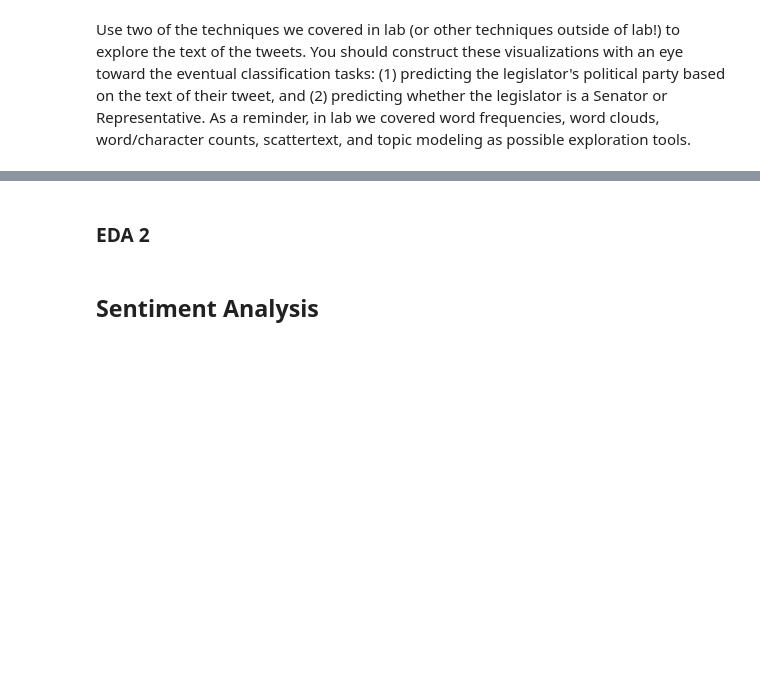
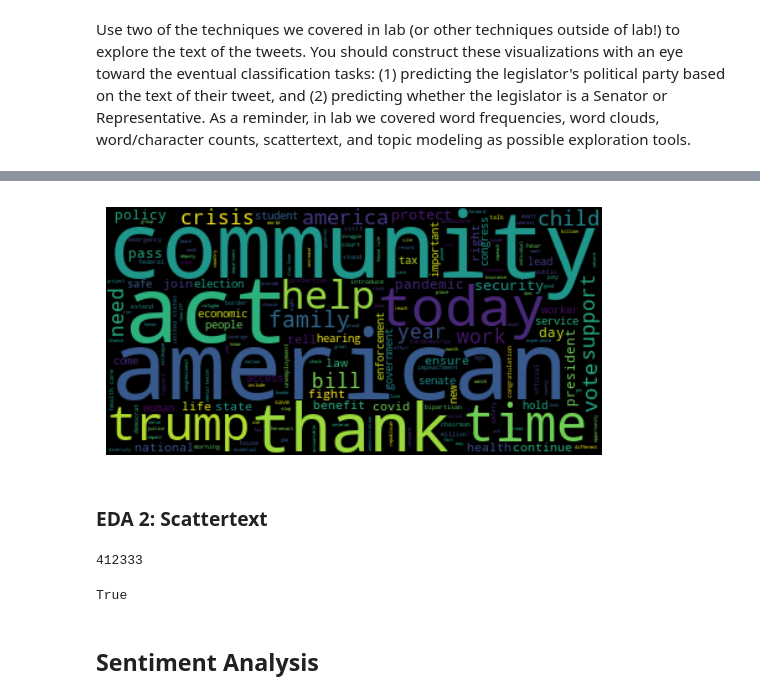
Before and after one commit to nereidagra/Computational-Social-Science-Projects, a Jupyter notebook: Project 5/Project 5 Student.ipynb, the cells around one changed output, grey strips where cells are left out. Saved outputs shown, nothing was run; the diff lists cells and outputs as text; code cells hidden in the pictures; blank space fills up the shorter version.

```diff
--- a/Project 5/Project 5 Student.ipynb
+++ b/Project 5/Project 5 Student.ipynb
@@ -130,0 +155,2 @@ congress_tweets_100 = congress_tweets[:100]
+# %%
+congress_tweets['party'] = congress_tweets['party'].replace('Independent', 'Democrat')
@@ -314,6 +505,7 @@ def rem_punc_stop_lem_efficient(text):
 # %%
 ##applying function to full data
-congress_tweets['tokens'] = congress_tweets['text'].map(lambda x: rem_punc_stop_lem_efficient(x))
+#commenting out for now because my computer will take 16 hours to run this
+#congress_tweets['tokens'] = congress_tweets['text'].map(lambda x: rem_punc_stop_lem_efficient(x))
 # %% [markdown]
 ## Exploratory Data Analysis
 # %% [markdown]
@@ -324,0 +515,5 @@ Use two of the techniques we covered in lab (or other techniques outside of lab!
+# %%
+np.random.seed(12)
+ct_samp_100 = congress_tweets.sample(n=100)
+ct_samp_100['tokens'] = ct_samp_100['text'].map(lambda x: rem_punc_stop_lem(x))
+ct_samp_100
@@ -325,2 +534,17 @@ Use two of the techniques we covered in lab (or other techniques outside of lab!
+# %%
+## Since I'm computationally challenged, I'm going to use the sample of 100 for now
+# converting tokens to a string
+text = ' '.join(ct_samp_100['tokens'].map(lambda text: ' '.join(text)))
+
+# WordCloud viz
+wordcloud = WordCloud(random_state=40).generate(text) # set random state to ensure same word cloud each time
+
+# plot
+plt.imshow(wordcloud,                  # specify wordcloud
+           interpolation = 'bilinear') # specifies how the words are displayed
+plt.axis('off')                        # turn off axes
+plt.show()                             # show the plot
+# %% [output]
+[figure, added]
 # %% [markdown]
-### EDA 2
+### EDA 2: Scattertext
@@ -329,3 +558,34 @@ Use two of the techniques we covered in lab (or other techniques outside of lab!
+# %%
+# create measure
+#make a string to avoid value error
+ct_samp_100['tokens'] = ct_samp_100['tokens'].apply(lambda x: ' '.join(x) if isinstance(x, list) else x)
+
+
+corpus = st.CorpusFromPandas(ct_samp_100,              # specify data
+                             category_col = 'party',   # specify the explanatory variable (how it'll be split)
+                             text_col = 'tokens',      # specify the text column
+                             nlp = nlp).build()        # apply the nlp algorithim and build
+
+# create html document
+html = st.produce_scattertext_explorer(corpus,
+                                       category='Republican',  # Category 1
+                                       category_name='Republican',  # label category 1
+                                       not_category_name='Democrat',  # Category 2
+                                       width_in_pixels=1000,
+                                       minimum_term_frequency=5,  # Only include terms that appear at least 5 times?
+                                       metadata=ct_samp_100['tweet_id'])  # Use "tweet_id" as id
+# %% [output]
+412333
+# %%
+# Save the HTML content to a file
+with open("Tweets_Sentiment.html", 'w', encoding='utf-8') as f:
+    f.write(html)
+
+# Automatically open the HTML file in the default browser
+import webbrowser
+webbrowser.open("Tweets_Sentiment.html")
+# %% [output]
+True
 # %% [markdown]
 ## Sentiment Analysis
 # %% [markdown]
```
Also changed, not shown: parts of 22 cells of this notebook, 2 other files.
